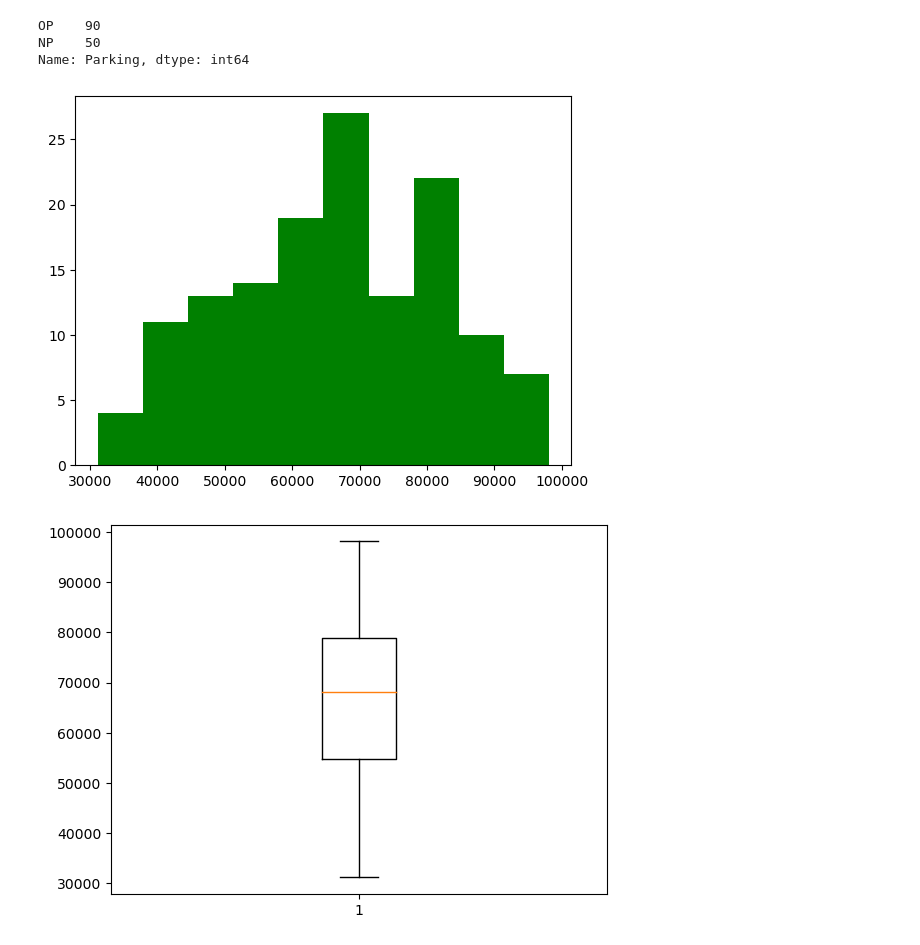
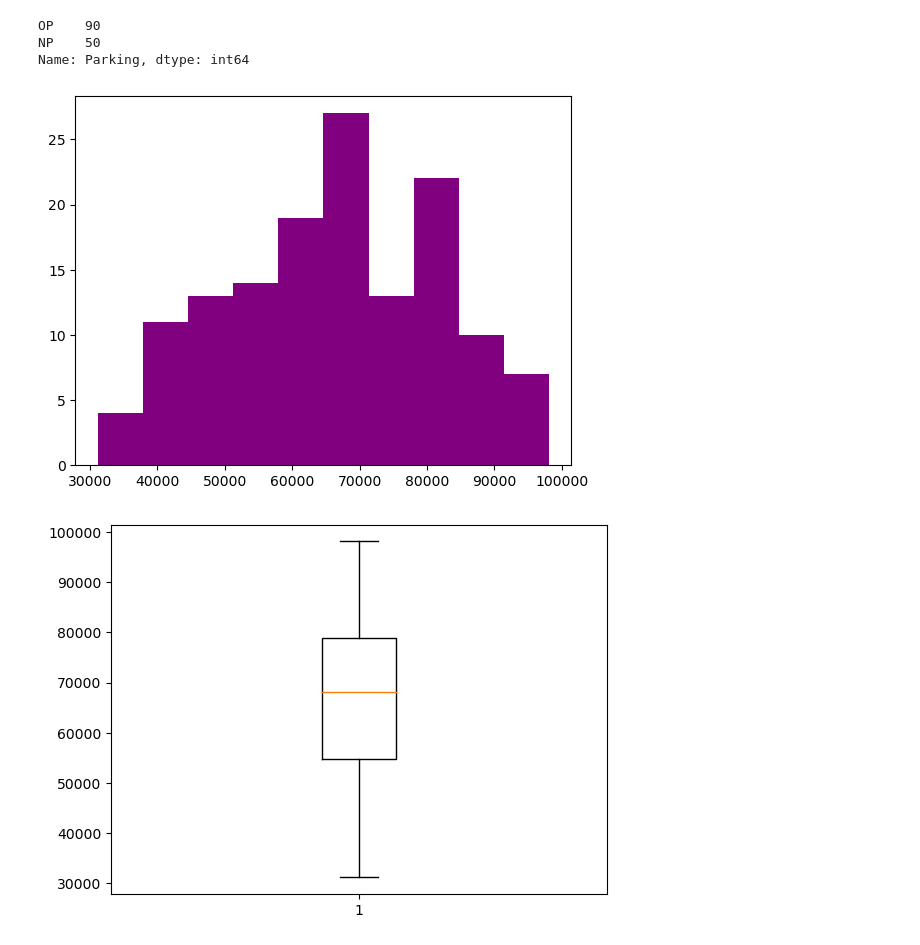
Before and after one commit to sumanthtatipamula/Machine-Learning, a Jupyter notebook: Day1/Statistics/Statistics.ipynb, the cells around one changed output. Cells and saved outputs as stored; diff of their text form; code cells hidden in the pictures.

```diff
--- a/Day1/Statistics/Statistics.ipynb
+++ b/Day1/Statistics/Statistics.ipynb
@@ -74,11 +74,11 @@ NP    50
 Name: Parking, dtype: int64
 # %%
 #plt.hist(StoreSalesData, bins = 20, color = "green")
-plt.hist(store_df['StoreSales'], bins = 10, color = "green")
+plt.hist(store_df['StoreSales'], bins = 10, color = "purple")
 
 plt.show()
 # %% [output]
-[figure, old version]
+[figure, new version]
 # %%
 plt.boxplot(store_df['StoreSales'])
 plt.show()
```
